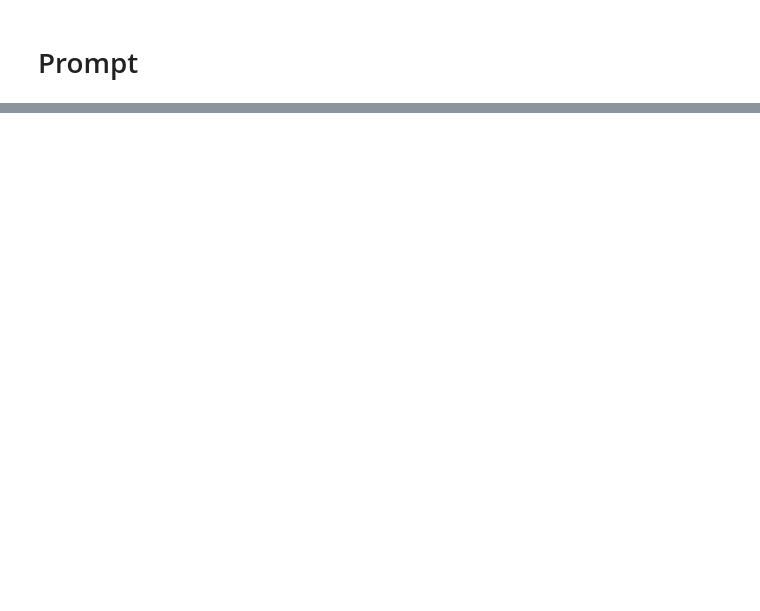
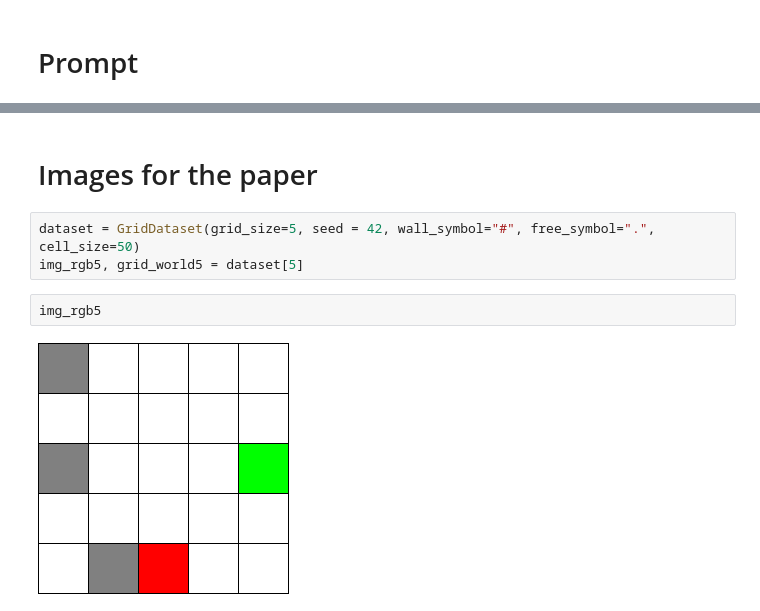
Before and after one commit to suman1209/UTN_VLM_reasoning, a Jupyter notebook: notebooks/grid_generation.ipynb, the cells around one changed output, grey strips where cells are left out. Cells and saved outputs as stored; diff of their text form; blank space fills up the shorter version.

Commit message:
refactor(prompt): refactored the prompt utils and notebook to get some pictures for the paper

```diff
--- a/notebooks/grid_generation.ipynb
+++ b/notebooks/grid_generation.ipynb
@@ -93,0 +86,9 @@ Can you find the path from the starting cell to the goal cell?
+# %% [markdown]
+# Images for the paper
+# %%
+dataset = GridDataset(grid_size=5, seed = 42, wall_symbol="#", free_symbol=".", cell_size=50)
+img_rgb5, grid_world5 = dataset[5]
+# %%
+img_rgb5
+# %% [output]
+[figure, added]
```
Also changed, not shown: parts of 14 cells of this notebook, 1 other file.
